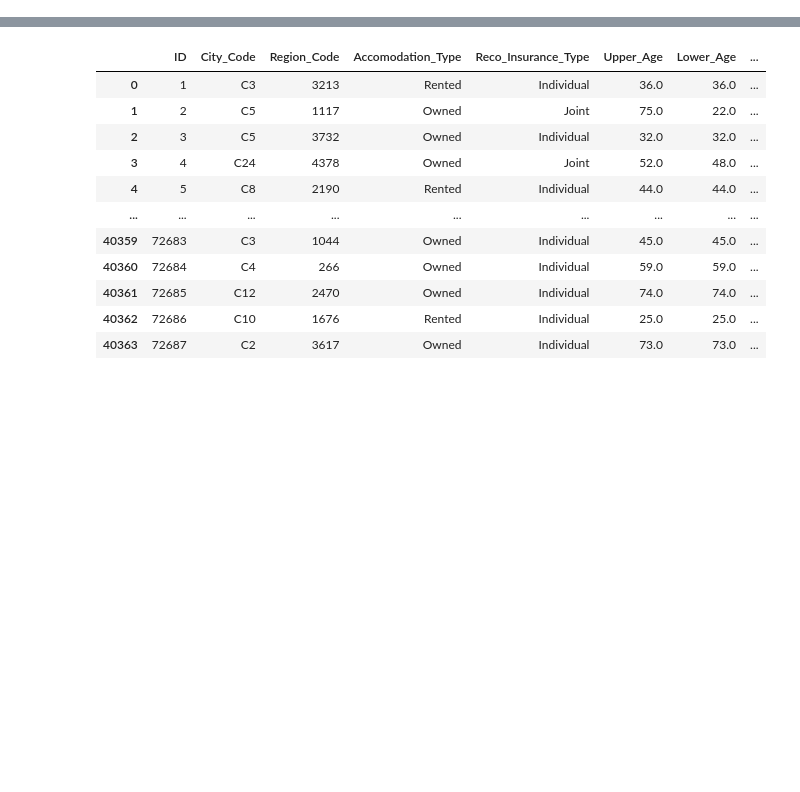
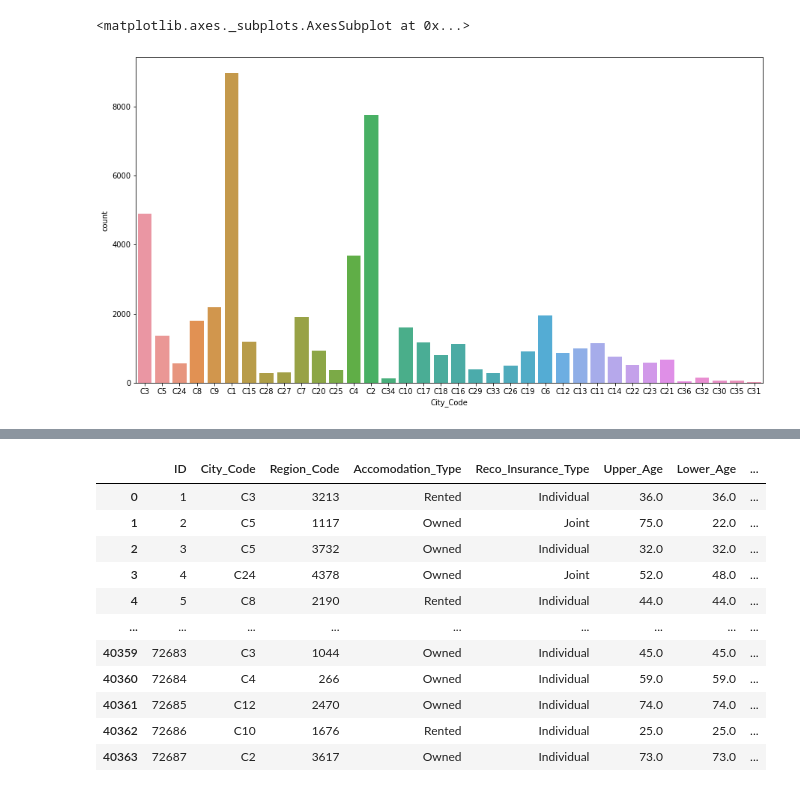
Before and after one commit to blaze-fire/Job-A-Thon, a Jupyter notebook: jobathon.ipynb, the cells around one changed output, grey strips where cells are left out. Drawn from its saved outputs; the diff is of its cells as text; code cells hidden in the pictures; blank space fills up the shorter version.

```diff
--- a/jobathon.ipynb
+++ b/jobathon.ipynb
@@ -5,0 +62,6 @@ import seaborn as sns
+# %%
+plt.figure(figsize=(15,8))
+sns.countplot(df['City_Code'])
+# %% [output]
+<matplotlib.axes._subplots.AxesSubplot at 0x...>
+[figure, added]
```
Also changed, not shown: parts of 133 cells of this notebook.
